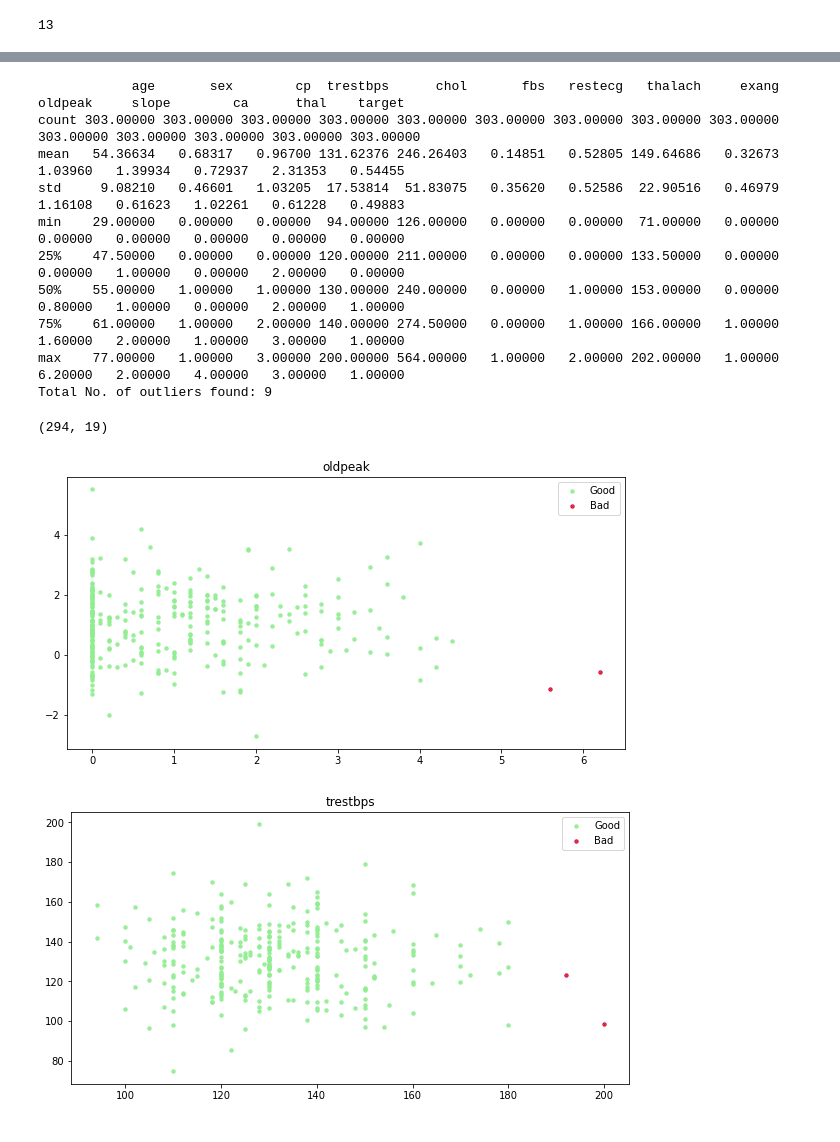
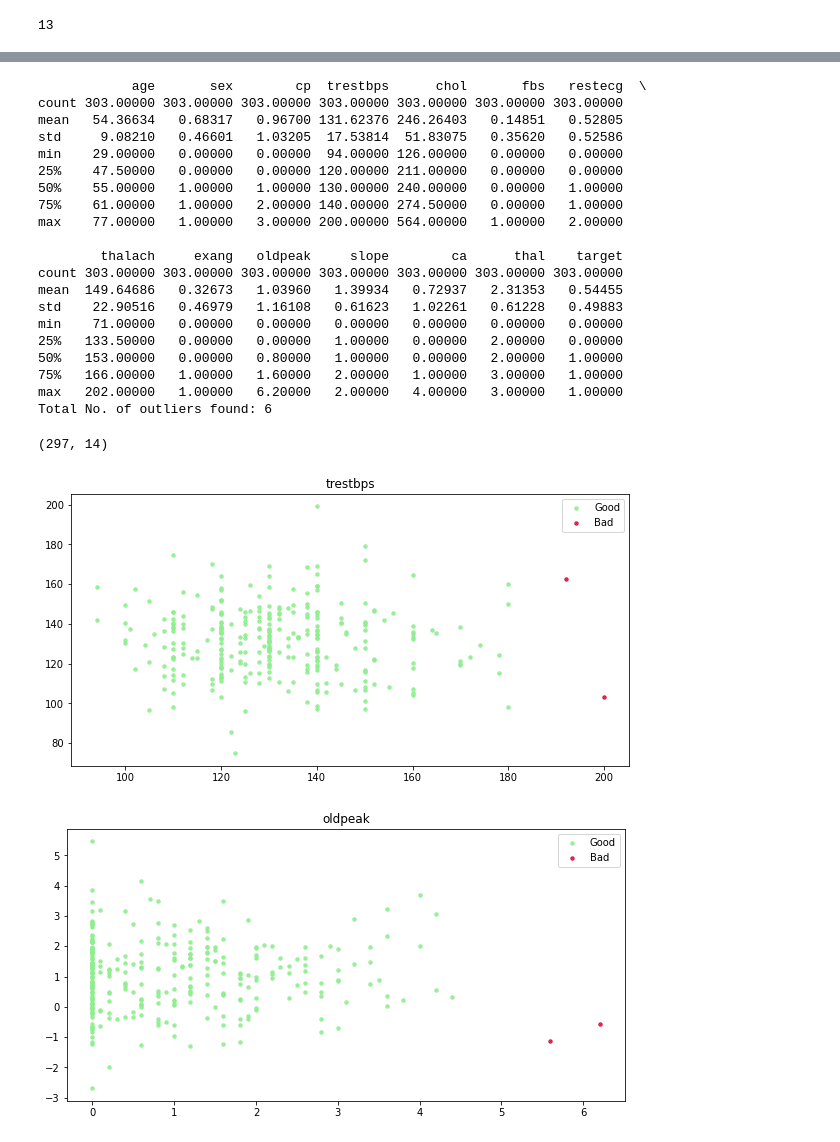
Before and after one commit to s-bose/heart_disease_classification, a Jupyter notebook: heart_disease.ipynb, the cells around one changed output, grey strips where cells are left out. Drawn from its saved outputs; the diff is of its cells as text; code cells hidden in the pictures.

```diff
--- a/heart_disease.ipynb
+++ b/heart_disease.ipynb
@@ -136,46 +137,58 @@ cat_cols = ['sex',
 # use the non-categorical data and detect outliers.
 heart_cp = heart_df.copy()
 
 # tone down the large floats to readable format
 pd.set_option('display.float_format', lambda x: '%.5f' % x)
 print(heart_cp.describe())
 
-precision = 3.0 # discard any sample with z score higher than 3 sigma
+precision = 3.35 # discard any sample with z score higher than 3 sigma
 
 num_cols = list(set(heart_cp.columns[:-1]) - set(cat_cols))
+
 count = 0
 for col in num_cols:
     zscore_col = col + '_z_scr'
     heart_cp[zscore_col] = np.abs((heart_cp[col] - heart_cp[col].mean()) / heart_cp[col].std())
     good = heart_cp[zscore_col] < precision
     np.random.seed(42)
     normal_dist = np.random.normal(size=heart_cp.shape[0], loc=heart_cp[col].mean(), scale=heart_cp[col].std())
     fig, ax = plt.subplots(figsize=(10, 5))
     plt.title(col)
     ax.scatter(heart_cp.loc[good, col], normal_dist[good], s=2, label='Good', alpha=1, linewidths=3, color='lightgreen')
     ax.scatter(heart_cp.loc[~good, col], normal_dist[~good], s=2, label='Bad', alpha=1, linewidths=3, color='crimson')
     ax.legend()
 #     pd.set_option('display.expand_frame_repr', False)
 #     print(f'removed outlier for "{col}" column: \n{heart_df[~good]}')
     count += heart_cp[~good].shape[0]
     heart_cp.drop(heart_cp.loc[~good, :].index, inplace=True)
+    del heart_cp[zscore_col]
 
 print(f'Total No. of outliers found: {count}')
 
 heart_cp.shape
 # %% [output]
-            age       sex        cp  trestbps      chol       fbs   restecg   thalach     exang   oldpeak     slope        ca      thal    target
-count 303.00000 303.00000 303.00000 303.00000 303.00000 303.00000 303.00000 303.00000 303.00000 303.00000 303.00000 303.00000 303.00000 303.00000
-mean   54.36634   0.68317   0.96700 131.62376 246.26403   0.14851   0.52805 149.64686   0.32673   1.03960   1.39934   0.72937   2.31353   0.54455
-std     9.08210   0.46601   1.03205  17.53814  51.83075   0.35620   0.52586  22.90516   0.46979   1.16108   0.61623   1.02261   0.61228   0.49883
-min    29.00000   0.00000   0.00000  94.00000 126.00000   0.00000   0.00000  71.00000   0.00000   0.00000   0.00000   0.00000   0.00000   0.00000
-25%    47.50000   0.00000   0.00000 120.00000 211.00000   0.00000   0.00000 133.50000   0.00000   0.00000   1.00000   0.00000   2.00000   0.00000
-50%    55.00000   1.00000   1.00000 130.00000 240.00000   0.00000   1.00000 153.00000   0.00000   0.80000   1.00000   0.00000   2.00000   1.00000
-75%    61.00000   1.00000   2.00000 140.00000 274.50000   0.00000   1.00000 166.00000   1.00000   1.60000   2.00000   1.00000   3.00000   1.00000
-max    77.00000   1.00000   3.00000 200.00000 564.00000   1.00000   2.00000 202.00000   1.00000   6.20000   2.00000   4.00000   3.00000   1.00000
-Total No. of outliers found: 9
+            age       sex        cp  trestbps      chol       fbs   restecg  \
+count 303.00000 303.00000 303.00000 303.00000 303.00000 303.00000 303.00000
+mean   54.36634   0.68317   0.96700 131.62376 246.26403   0.14851   0.52805
+std     9.08210   0.46601   1.03205  17.53814  51.83075   0.35620   0.52586
+min    29.00000   0.00000   0.00000  94.00000 126.00000   0.00000   0.00000
+25%    47.50000   0.00000   0.00000 120.00000 211.00000   0.00000   0.00000
+50%    55.00000   1.00000   1.00000 130.00000 240.00000   0.00000   1.00000
+75%    61.00000   1.00000   2.00000 140.00000 274.50000   0.00000   1.00000
+max    77.00000   1.00000   3.00000 200.00000 564.00000   1.00000   2.00000
+
+        thalach     exang   oldpeak     slope        ca      thal    target
+count 303.00000 303.00000 303.00000 303.00000 303.00000 303.00000 303.00000
+mean  149.64686   0.32673   1.03960   1.39934   0.72937   2.31353   0.54455
+std    22.90516   0.46979   1.16108   0.61623   1.02261   0.61228   0.49883
+min    71.00000   0.00000   0.00000   0.00000   0.00000   0.00000   0.00000
+25%   133.50000   0.00000   0.00000   1.00000   0.00000   2.00000   0.00000
+50%   153.00000   0.00000   0.80000   1.00000   0.00000   2.00000   1.00000
+75%   166.00000   1.00000   1.60000   2.00000   1.00000   3.00000   1.00000
+max   202.00000   1.00000   6.20000   2.00000   4.00000   3.00000   1.00000
+Total No. of outliers found: 6
-(294, 19)
+(297, 14)
-[figure, old version]
+[figure, new version]
-[figure, old version]
+[figure, new version]
 [figure]
 [figure]
```
Also changed, not shown: parts of 14 cells of this notebook, 2 other files.
